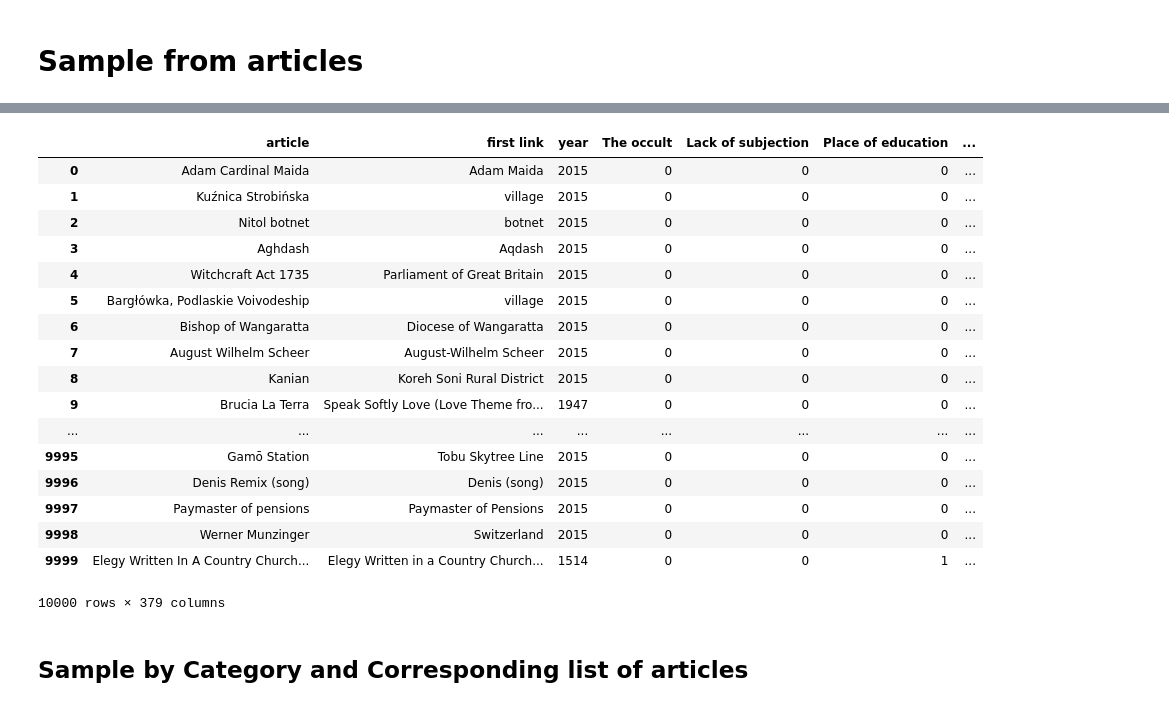
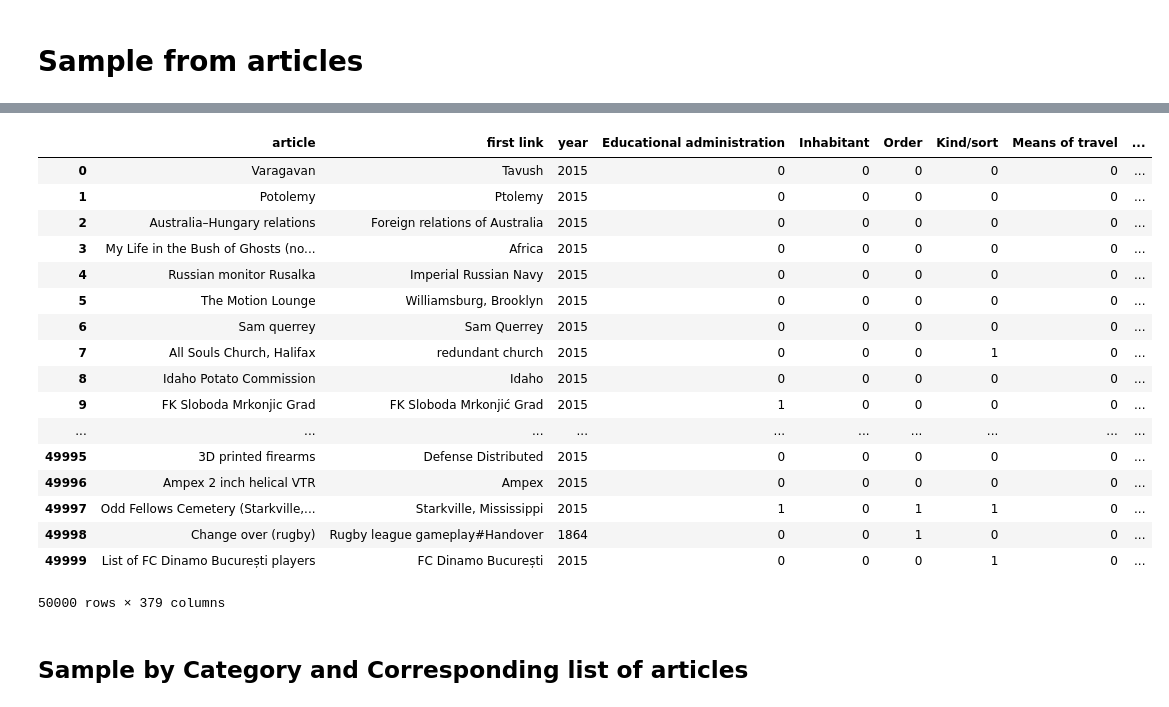
Before and after one commit to marksibrahim/historical_wikipedia, a Jupyter notebook: src/sample_category_articles_by_decade.ipynb, the cells around one changed output, grey strips where cells are left out. Drawn from its saved outputs; the diff is of its cells as text; code cells hidden in the pictures.

Commit message:
added larger sample for articles under each category

```diff
--- a/src/sample_category_articles_by_decade.ipynb
+++ b/src/sample_category_articles_by_decade.ipynb
@@ -146,25 +146,25 @@ fln_df[:1000].head()
 # %%
-categories_df = pd.DataFrame.from_items(fln_df[:10000]["article"].map(get_categories_freq_list).items(),
+categories_df = pd.DataFrame.from_items(fln_df[:50000]["article"].map(get_categories_freq_list).items(),
                         columns=categories_list, orient='index')
 # %%
-pd.concat([fln_df[:10000], categories_df], axis=1)
+pd.concat([fln_df[:50000], categories_df], axis=1)
 # %% [output]
-|  | article | first link | year | The occult | Lack of subjection | Place of education | ... |
-| 0 | Adam Cardinal Maida | Adam Maida | 2015 | 0 | 0 | 0 | ... |
-| 1 | Kuźnica Strobińska | village | 2015 | 0 | 0 | 0 | ... |
-| 2 | Nitol botnet | botnet | 2015 | 0 | 0 | 0 | ... |
-| 3 | Aghdash | Aqdash | 2015 | 0 | 0 | 0 | ... |
-| 4 | Witchcraft Act 1735 | Parliament of Great Britain | 2015 | 0 | 0 | 0 | ... |
-| 5 | Bargłówka, Podlaskie Voivodeship | village | 2015 | 0 | 0 | 0 | ... |
-| 6 | Bishop of Wangaratta | Diocese of Wangaratta | 2015 | 0 | 0 | 0 | ... |
-| 7 | August Wilhelm Scheer | August-Wilhelm Scheer | 2015 | 0 | 0 | 0 | ... |
-| 8 | Kanian | Koreh Soni Rural District | 2015 | 0 | 0 | 0 | ... |
-| 9 | Brucia La Terra | Speak Softly Love (Love Theme fro... | 1947 | 0 | 0 | 0 | ... |
-| ... | ... | ... | ... | ... | ... | ... | ... |
-| 9995 | Gamō Station | Tobu Skytree Line | 2015 | 0 | 0 | 0 | ... |
-| 9996 | Denis Remix (song) | Denis (song) | 2015 | 0 | 0 | 0 | ... |
-| 9997 | Paymaster of pensions | Paymaster of Pensions | 2015 | 0 | 0 | 0 | ... |
-| 9998 | Werner Munzinger | Switzerland | 2015 | 0 | 0 | 0 | ... |
-| 9999 | Elegy Written In A Country Church... | Elegy Written in a Country Church... | 1514 | 0 | 0 | 1 | ... |
+|  | article | first link | year | Educational administration | Inhabitant | Order | Kind/sort | Means of travel | ... |
+| 0 | Varagavan | Tavush | 2015 | 0 | 0 | 0 | 0 | 0 | ... |
+| 1 | Potolemy | Ptolemy | 2015 | 0 | 0 | 0 | 0 | 0 | ... |
+| 2 | Australia–Hungary relations | Foreign relations of Australia | 2015 | 0 | 0 | 0 | 0 | 0 | ... |
+| 3 | My Life in the Bush of Ghosts (no... | Africa | 2015 | 0 | 0 | 0 | 0 | 0 | ... |
+| 4 | Russian monitor Rusalka | Imperial Russian Navy | 2015 | 0 | 0 | 0 | 0 | 0 | ... |
+| 5 | The Motion Lounge | Williamsburg, Brooklyn | 2015 | 0 | 0 | 0 | 0 | 0 | ... |
+| 6 | Sam querrey | Sam Querrey | 2015 | 0 | 0 | 0 | 0 | 0 | ... |
+| 7 | All Souls Church, Halifax | redundant church | 2015 | 0 | 0 | 0 | 1 | 0 | ... |
+| 8 | Idaho Potato Commission | Idaho | 2015 | 0 | 0 | 0 | 0 | 0 | ... |
+| 9 | FK Sloboda Mrkonjic Grad | FK Sloboda Mrkonjić Grad | 2015 | 1 | 0 | 0 | 0 | 0 | ... |
+| ... | ... | ... | ... | ... | ... | ... | ... | ... | ... |
+| 49995 | 3D printed firearms | Defense Distributed | 2015 | 0 | 0 | 0 | 0 | 0 | ... |
+| 49996 | Ampex 2 inch helical VTR | Ampex | 2015 | 0 | 0 | 0 | 0 | 0 | ... |
+| 49997 | Odd Fellows Cemetery (Starkville,... | Starkville, Mississippi | 2015 | 1 | 0 | 1 | 1 | 0 | ... |
+| 49998 | Change over (rugby) | Rugby league gameplay#Handover | 1864 | 0 | 0 | 1 | 0 | 0 | ... |
+| 49999 | List of FC Dinamo București players | FC Dinamo București | 2015 | 0 | 0 | 0 | 1 | 0 | ... |
-10000 rows × 379 columns
+50000 rows × 379 columns
 # %%
```
Also changed, not shown: parts of 10 cells of this notebook, 2 other files.
